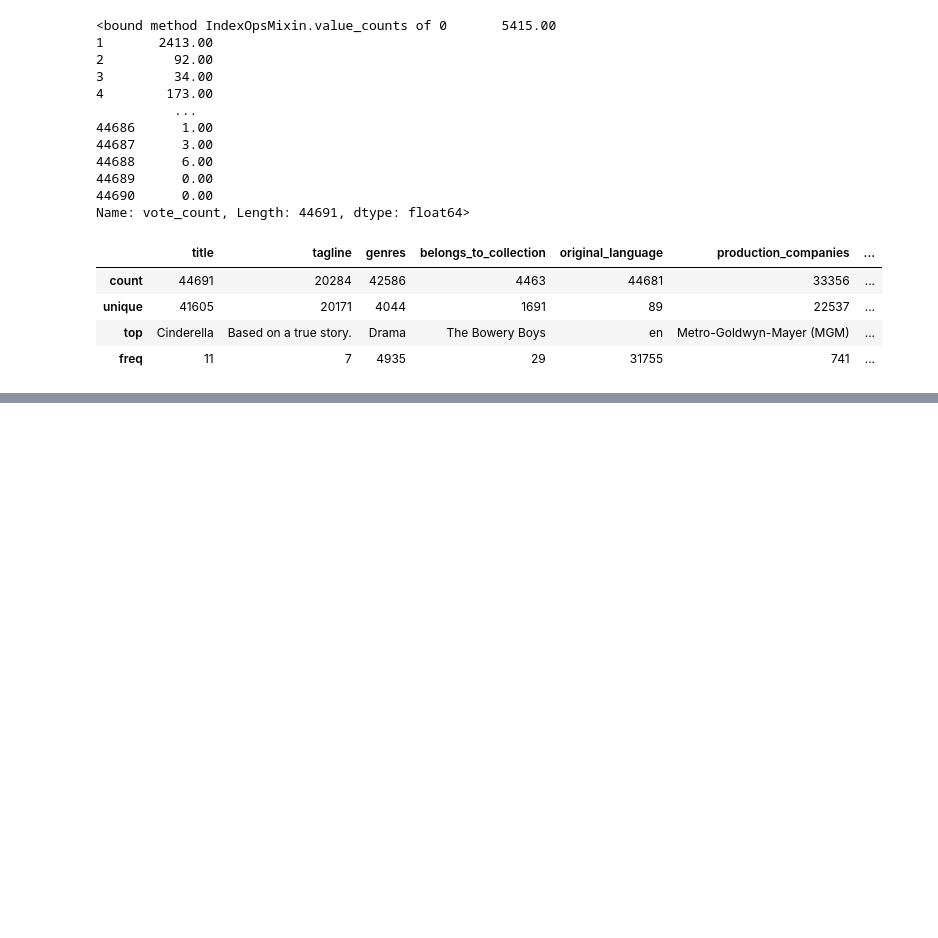
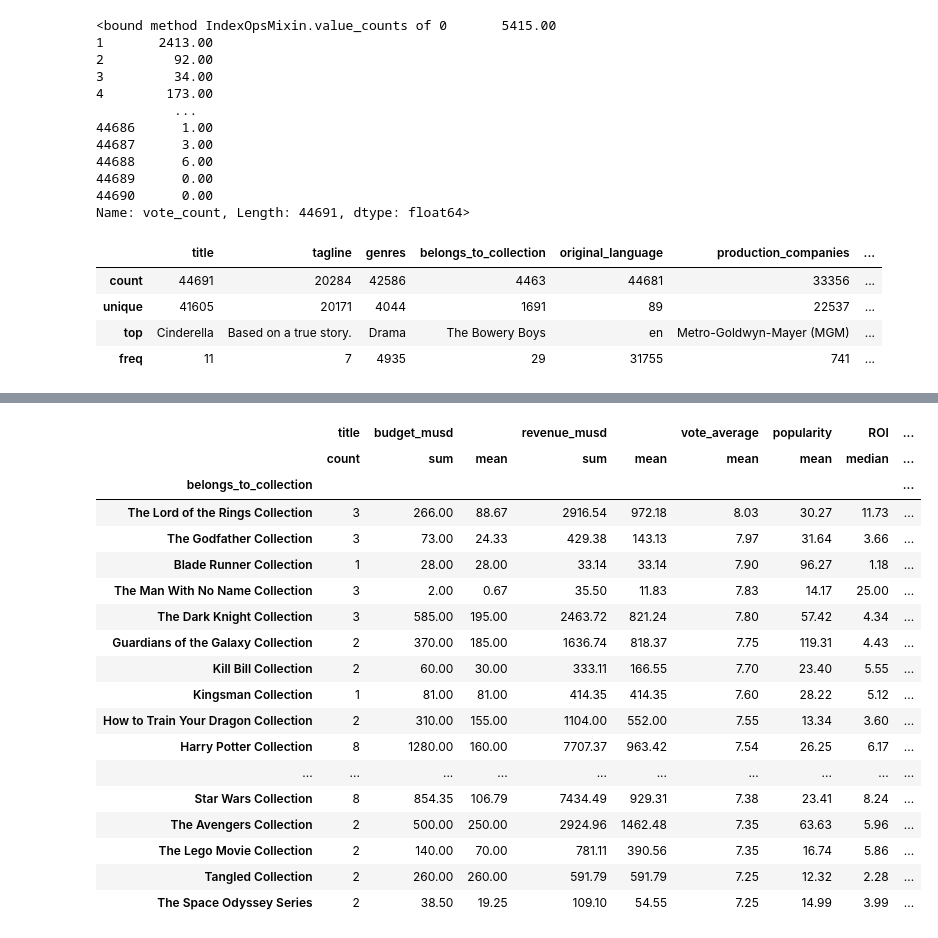
Before and after one commit to ChOfficre/Movies_Dataset, a Jupyter notebook: notebook.ipynb, the cells around one changed output, grey strips where cells are left out. Saved outputs shown, nothing was run; the diff lists cells and outputs as text; code cells hidden in the pictures; blank space fills up the shorter version.

```diff
--- a/notebook.ipynb
+++ b/notebook.ipynb
@@ -183,0 +625,22 @@ df_best
+# %%
+franchise[franchise[("vote_count", "mean")] > 1000].nlargest(20, ("vote_average", "mean"))
+# %% [output]
+|  | title | budget_musd |  | revenue_musd |  | vote_average | popularity | ROI | ... |
+|  | count | sum | mean | sum | mean | mean | mean | median | ... |
+| belongs_to_collection |  |  |  |  |  |  |  |  | ... |
+| The Lord of the Rings Collection | 3 | 266.00 | 88.67 | 2916.54 | 972.18 | 8.03 | 30.27 | 11.73 | ... |
+| The Godfather Collection | 3 | 73.00 | 24.33 | 429.38 | 143.13 | 7.97 | 31.64 | 3.66 | ... |
+| Blade Runner Collection | 1 | 28.00 | 28.00 | 33.14 | 33.14 | 7.90 | 96.27 | 1.18 | ... |
+| The Man With No Name Collection | 3 | 2.00 | 0.67 | 35.50 | 11.83 | 7.83 | 14.17 | 25.00 | ... |
+| The Dark Knight Collection | 3 | 585.00 | 195.00 | 2463.72 | 821.24 | 7.80 | 57.42 | 4.34 | ... |
+| Guardians of the Galaxy Collection | 2 | 370.00 | 185.00 | 1636.74 | 818.37 | 7.75 | 119.31 | 4.43 | ... |
+| Kill Bill Collection | 2 | 60.00 | 30.00 | 333.11 | 166.55 | 7.70 | 23.40 | 5.55 | ... |
+| Kingsman Collection | 1 | 81.00 | 81.00 | 414.35 | 414.35 | 7.60 | 28.22 | 5.12 | ... |
+| How to Train Your Dragon Collection | 2 | 310.00 | 155.00 | 1104.00 | 552.00 | 7.55 | 13.34 | 3.60 | ... |
+| Harry Potter Collection | 8 | 1280.00 | 160.00 | 7707.37 | 963.42 | 7.54 | 26.25 | 6.17 | ... |
+| ... | ... | ... | ... | ... | ... | ... | ... | ... | ... |
+| Star Wars Collection | 8 | 854.35 | 106.79 | 7434.49 | 929.31 | 7.38 | 23.41 | 8.24 | ... |
+| The Avengers Collection | 2 | 500.00 | 250.00 | 2924.96 | 1462.48 | 7.35 | 63.63 | 5.96 | ... |
+| The Lego Movie Collection | 2 | 140.00 | 70.00 | 781.11 | 390.56 | 7.35 | 16.74 | 5.86 | ... |
+| Tangled Collection | 2 | 260.00 | 260.00 | 591.79 | 591.79 | 7.25 | 12.32 | 2.28 | ... |
+| The Space Odyssey Series | 2 | 38.50 | 19.25 | 109.10 | 54.55 | 7.25 | 14.99 | 3.99 | ... |
```
Also changed, not shown: parts of 83 cells of this notebook, 1 other file.
